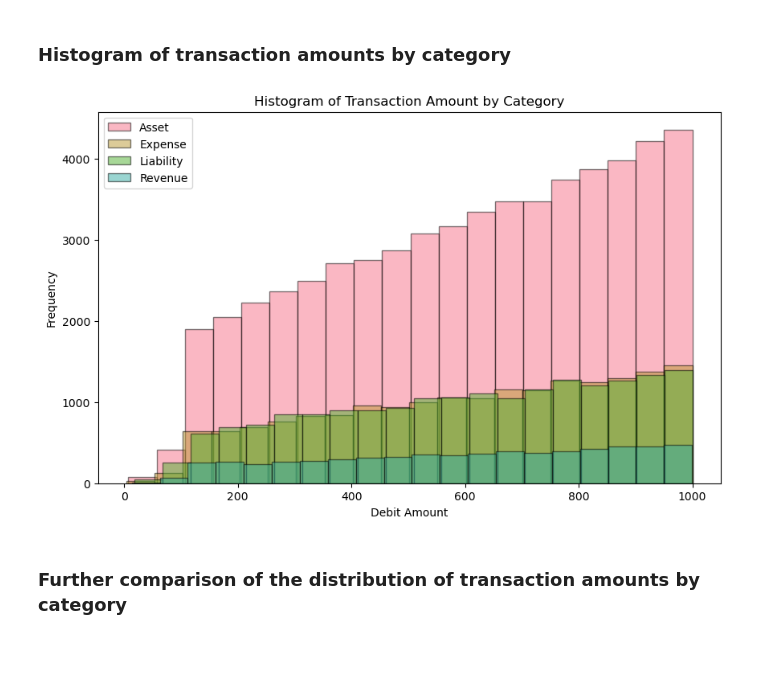
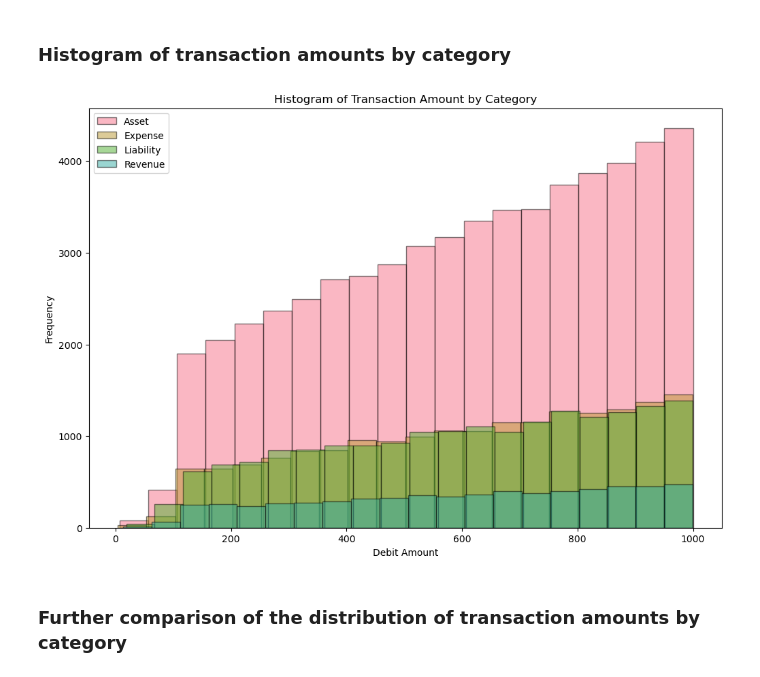
Before and after one commit to mishasinitcyn/Zero-Day-Close, a Jupyter notebook: EDA/Financial Accounting EDA.ipynb, the cells around one changed output. Saved outputs shown, nothing was run; the diff lists cells and outputs as text; code cells hidden in the pictures; blank space fills up the shorter version.

```diff
--- a/EDA/Financial Accounting EDA.ipynb
+++ b/EDA/Financial Accounting EDA.ipynb
@@ -180,19 +181,19 @@ Liability   Revenue  -2.9954 0.8511 -12.5281 6.5373  False
 ### Histogram of transaction amounts by category
 # %%
 palette = sns.color_palette("husl")
-plt.figure(figsize=(10, 6))
+plt.figure(figsize=(12, 8))
 
 for category, color in zip(df.Category.unique(), palette):
     dept_df = df[(df['Category'] == category) & (df['Debit'] > 0)]
     plt.hist(dept_df['Debit'], bins=20, alpha=0.5, label=category, color=color, edgecolor='black')
 
 plt.legend()
 plt.title('Histogram of Transaction Amount by Category')
 plt.xlabel('Debit Amount')
 plt.ylabel('Frequency')
 plt.show()
 # %% [output]
-[figure, old version]
+[figure, new version]
 # %% [markdown]
 ### Further comparison of the distribution of transaction amounts by category
 # %%
```
Also changed, not shown: parts of 20 cells of this notebook, 2 other files.
